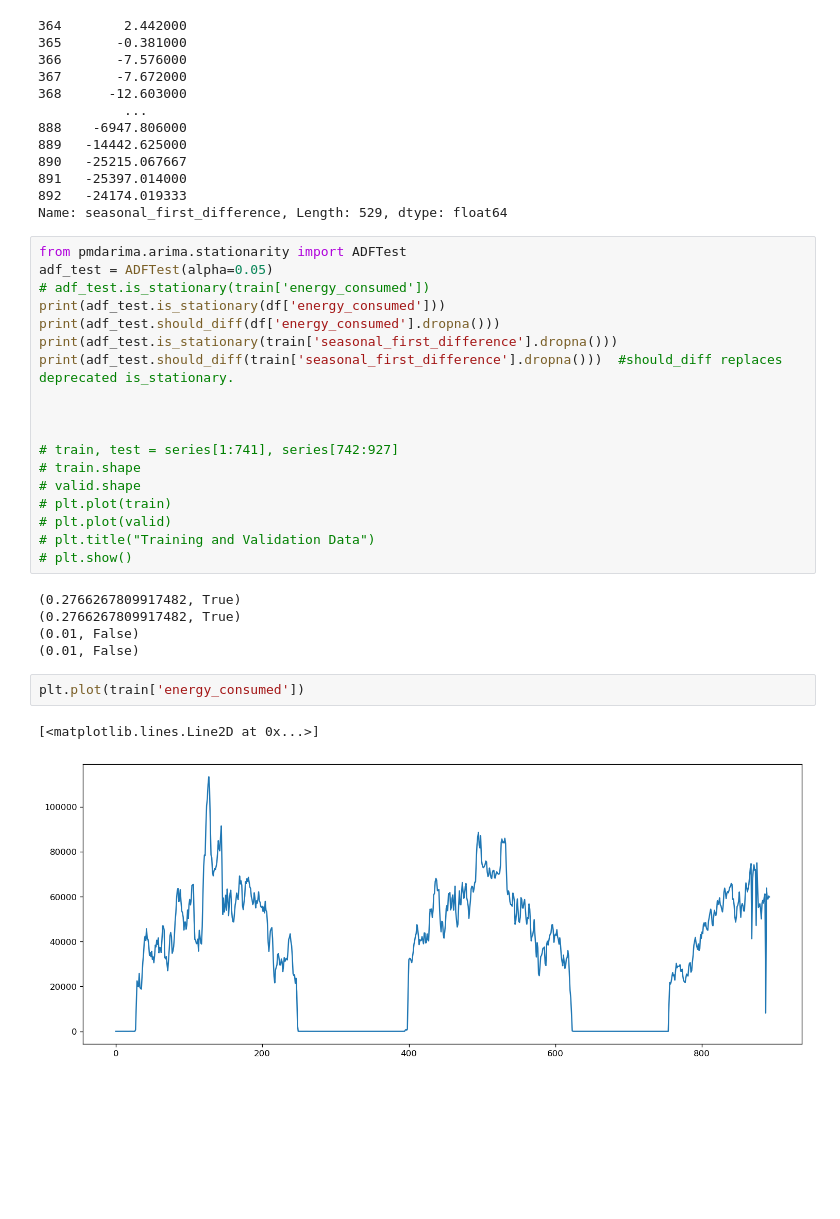
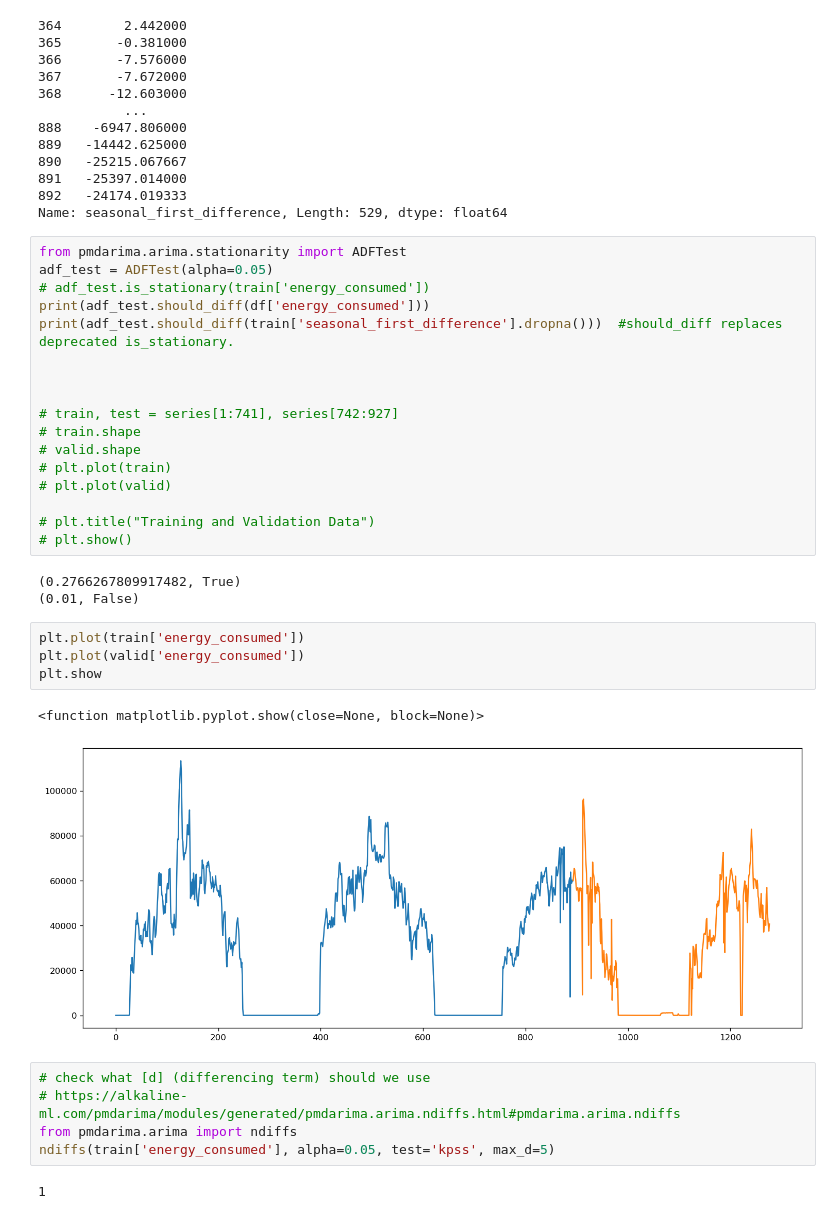
Before and after one commit to Pawelw03/analiza_szeregow_pw, a Jupyter notebook: Przetwarzanie szeregów czasowych - Thermal energy consumption.ipynb, the cells around one changed output. Drawn from its saved outputs; the diff is of its cells as text; blank space fills up the shorter version.

```diff
--- a/Przetwarzanie szeregów czasowych - Thermal energy consumption.ipynb
+++ b/Przetwarzanie szeregów czasowych - Thermal energy consumption.ipynb
@@ -529,9 +459,7 @@ Name: seasonal_first_difference, Length: 529, dtype: float64
 from pmdarima.arima.stationarity import ADFTest
 adf_test = ADFTest(alpha=0.05)
 # adf_test.is_stationary(train['energy_consumed'])
-print(adf_test.is_stationary(df['energy_consumed']))
-print(adf_test.should_diff(df['energy_consumed'].dropna()))
-print(adf_test.is_stationary(train['seasonal_first_difference'].dropna()))
+print(adf_test.should_diff(df['energy_consumed']))
 print(adf_test.should_diff(train['seasonal_first_difference'].dropna()))  #should_diff replaces deprecated is_stationary.
 
 
@@ -541,15 +469,23 @@ print(adf_test.should_diff(train['seasonal_first_difference'].dropna()))  #shoul
 # valid.shape
 # plt.plot(train)
 # plt.plot(valid)
+
 # plt.title("Training and Validation Data")
 # plt.show()
 # %% [output]
-(0.2766267809917482, True)
 (0.2766267809917482, True)
 (0.01, False)
-(0.01, False)
 # %%
 plt.plot(train['energy_consumed'])
+plt.plot(valid['energy_consumed'])
+plt.show
 # %% [output]
-[<matplotlib.lines.Line2D at 0x...>]
+<function matplotlib.pyplot.show(close=None, block=None)>
-[figure, old version]
+[figure, new version]
+# %%
+# check what [d] (differencing term) should we use
+# https://alkaline-ml.com/pmdarima/modules/generated/pmdarima.arima.ndiffs.html#pmdarima.arima.ndiffs
+from pmdarima.arima import ndiffs
+ndiffs(train['energy_consumed'], alpha=0.05, test='kpss', max_d=5)
+# %% [output]
+1
```
Also changed, not shown: parts of 17 cells of this notebook, 1 other file.
